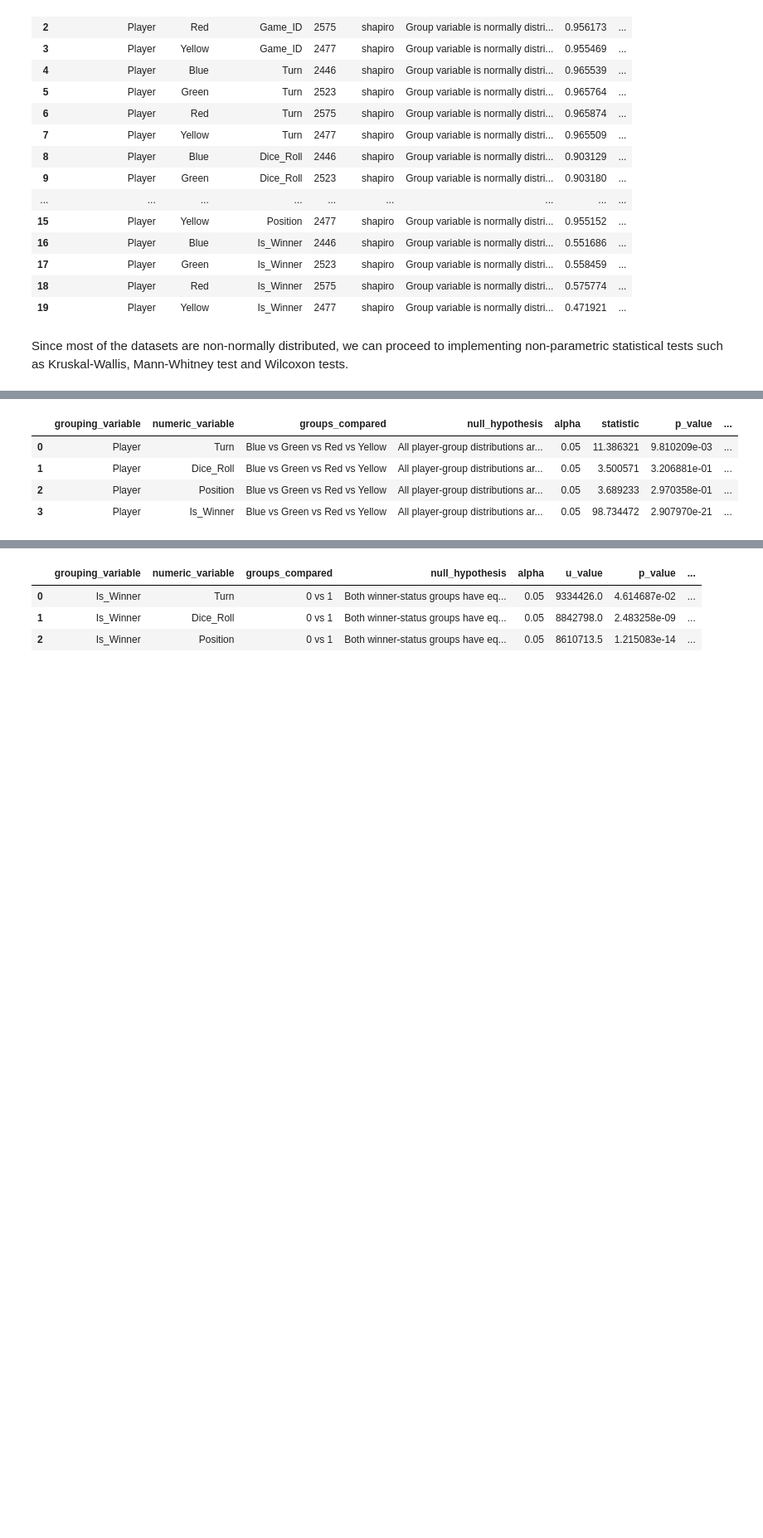
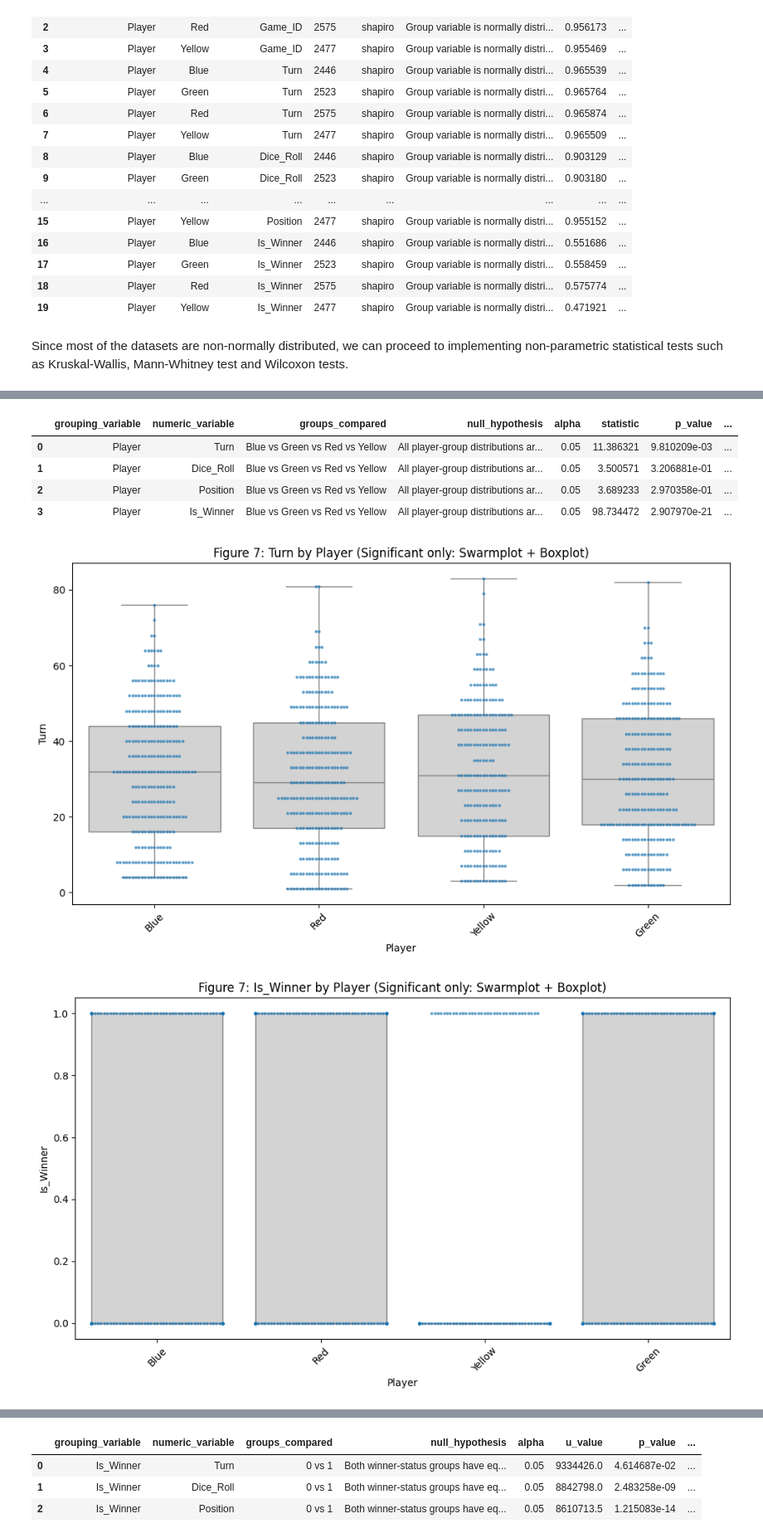
Before and after one commit to chizoalban2003-beep/Ludometrics-AI-Ethics, a Jupyter notebook: jupyter_notebooks/Ludo_EDA.ipynb, the cells around one changed output, grey strips where cells are left out. Shown at 83% size. Cells and saved outputs as stored; diff of their text form; code cells hidden in the pictures; blank space fills up the shorter version.

```diff
--- a/jupyter_notebooks/Ludo_EDA.ipynb
+++ b/jupyter_notebooks/Ludo_EDA.ipynb
@@ -403,34 +403,61 @@ for num_col in df_num.columns:
             'statistic': np.nan,
             'p_value': np.nan,
             'significant': False,
             'decision': 'Accept H0'
         })
         continue
 
     result = pg.kruskal(data=subset, dv=num_col, between=group_col)
     p_value = result['p_unc'].iloc[0]
     significant = bool(p_value < alpha)
 
     kruskal_rows.append({
         'grouping_variable': group_col,
         'numeric_variable': num_col,
         'groups_compared': groups_compared,
         'null_hypothesis': 'All player-group distributions are equal',
         'alpha': alpha,
         'statistic': result['H'].iloc[0],
         'p_value': p_value,
         'significant': significant,
         'decision': 'Reject H0' if significant else 'Accept H0'
     })
 
 kruskal_df = pd.DataFrame(kruskal_rows)
-kruskal_df
+
+# Always show the test result table when this cell runs
+display(kruskal_df)
+
+# Visualizations: boxplot + swarmplot only for variables with statistically significant differences
+significant_vars = kruskal_df.loc[kruskal_df['significant'], 'numeric_variable'].tolist()
+
+if not significant_vars:
+    print('No statistically significant variables found at alpha=0.05; no swarmplots generated.')
+else:
+    for num_col in significant_vars:
+        plot_df = df[[group_col, num_col]].dropna()
+        if plot_df.empty:
+            continue
+
+        # Downsample for readability and speed on large datasets
+        if len(plot_df) > 1000:
+            plot_df = plot_df.sample(n=1000, random_state=42)
+
+        plt.figure(figsize=(10, 6))
+        sns.boxplot(data=plot_df, x=group_col, y=num_col, color='lightgray', showfliers=False)
+        sns.swarmplot(data=plot_df, x=group_col, y=num_col, size=3, alpha=0.7)
+        plt.title(f'Figure 7: {num_col} by {group_col} (Significant only: Swarmplot + Boxplot)')
+        plt.xticks(rotation=45)
+        plt.tight_layout()
+        plt.show()
 # %% [output]
 |  | grouping_variable | numeric_variable | groups_compared | null_hypothesis | alpha | statistic | p_value | ... |
 | 0 | Player | Turn | Blue vs Green vs Red vs Yellow | All player-group distributions ar... | 0.05 | 11.386321 | 9.810209e-03 | ... |
 | 1 | Player | Dice_Roll | Blue vs Green vs Red vs Yellow | All player-group distributions ar... | 0.05 | 3.500571 | 3.206881e-01 | ... |
 | 2 | Player | Position | Blue vs Green vs Red vs Yellow | All player-group distributions ar... | 0.05 | 3.689233 | 2.970358e-01 | ... |
 | 3 | Player | Is_Winner | Blue vs Green vs Red vs Yellow | All player-group distributions ar... | 0.05 | 98.734472 | 2.907970e-21 | ... |
+[figure, added]
+[figure, added]
 # %% [markdown]
 ### Cell explanation
 **Purpose:** Compare winner vs non-winner groups using Mann-Whitney U tests.
```
Also changed, not shown: parts of 3 cells of this notebook.
